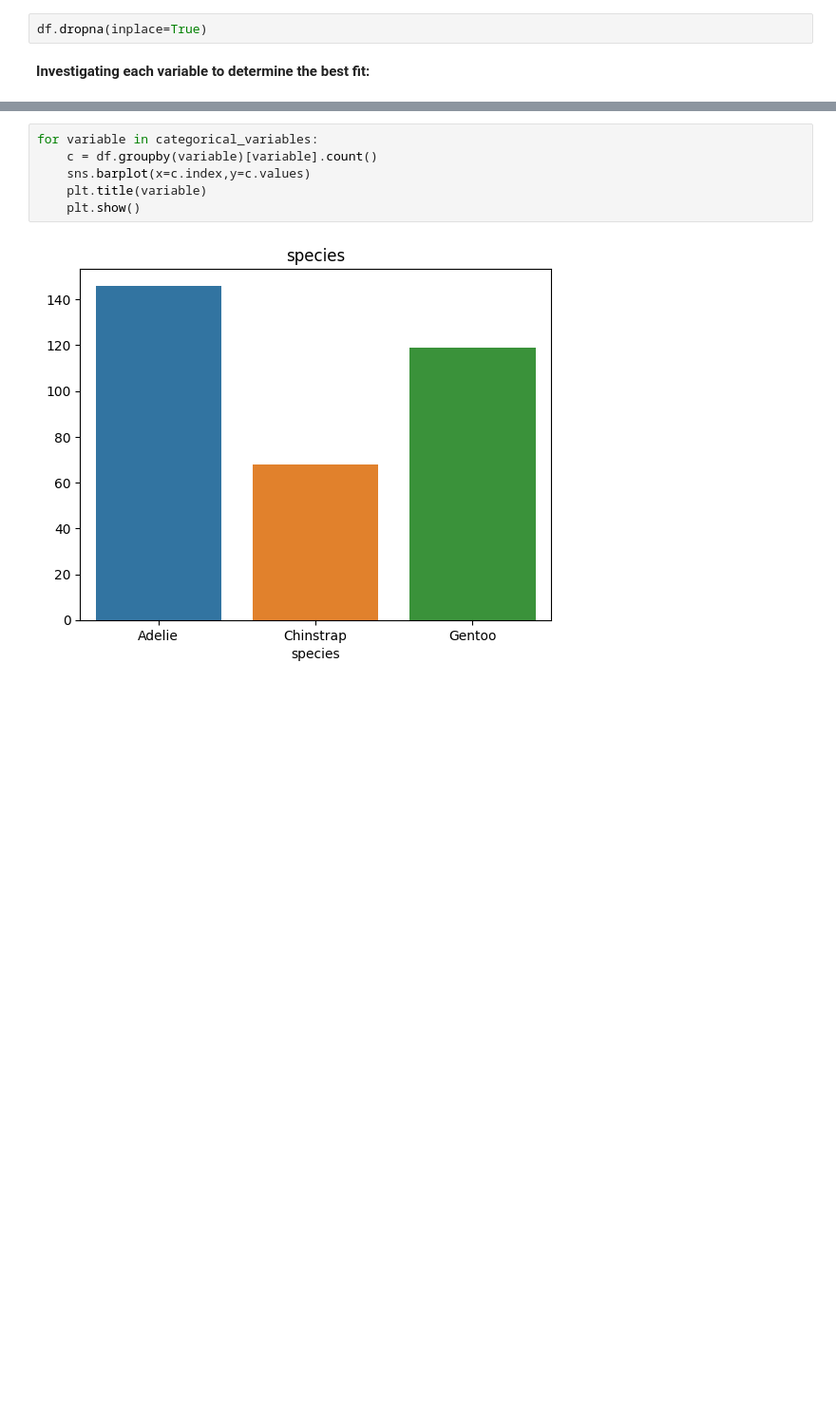
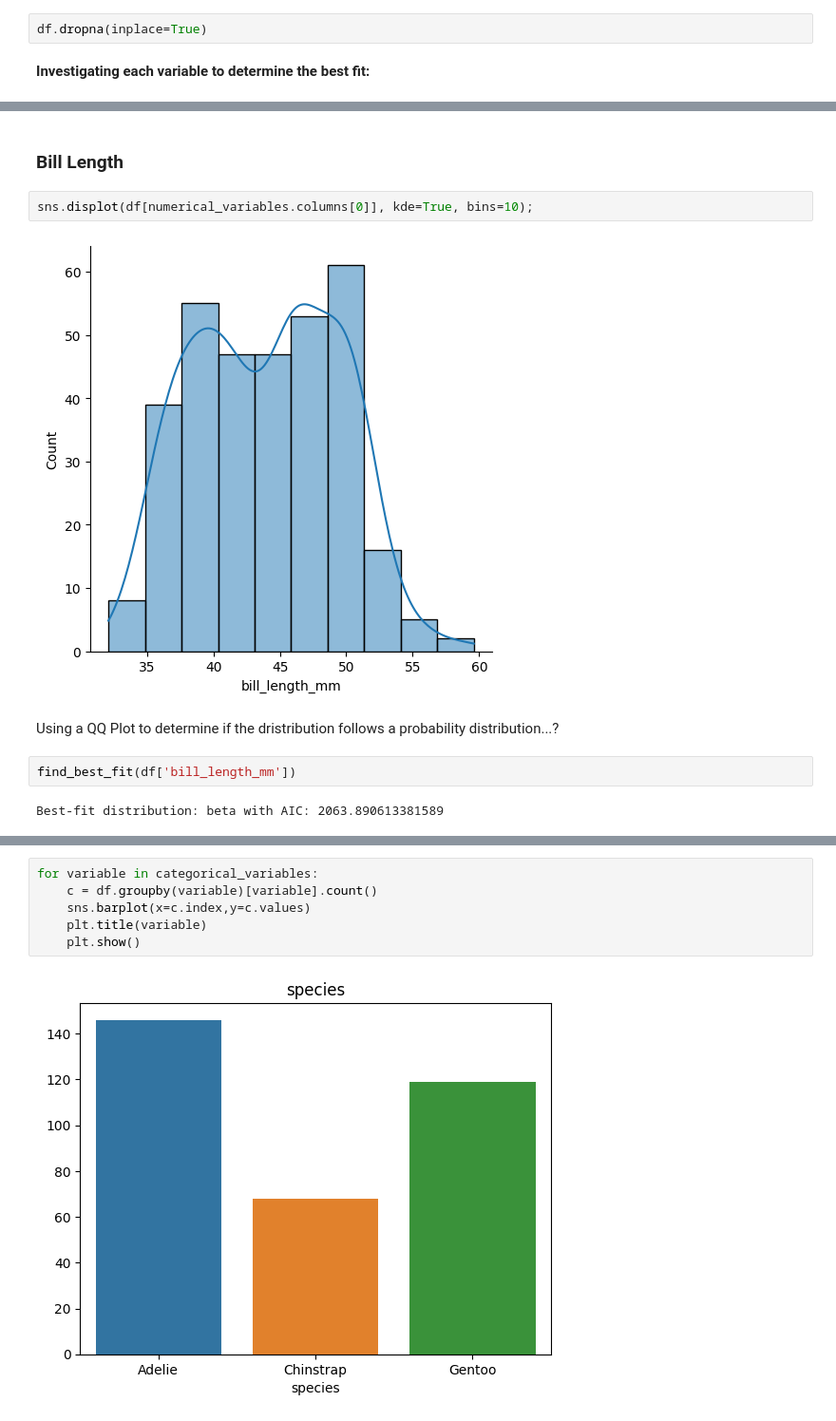
Before and after one commit to damienfarrell/fund-data, a Jupyter notebook: tasks.ipynb, the cells around one changed output, grey strips where cells are left out. Shown: that part at 95% size. Cells and saved outputs as stored; diff of their text form; blank space fills up the shorter version.

```diff
--- a/tasks.ipynb
+++ b/tasks.ipynb
@@ -176,0 +206,12 @@ Right Skewed.
+# %% [markdown]
+### Bill Length
+# %%
+sns.displot(df[numerical_variables.columns[0]], kde=True, bins=10);
+# %% [output]
+[figure, added]
+# %% [markdown]
+Using a QQ Plot to determine if the dristribution follows a probability distribution...?
+# %%
+find_best_fit(df['bill_length_mm'])
+# %% [output]
+Best-fit distribution: beta with AIC: 2063.890613381589
```
Also changed, not shown: parts of 36 cells of this notebook.
